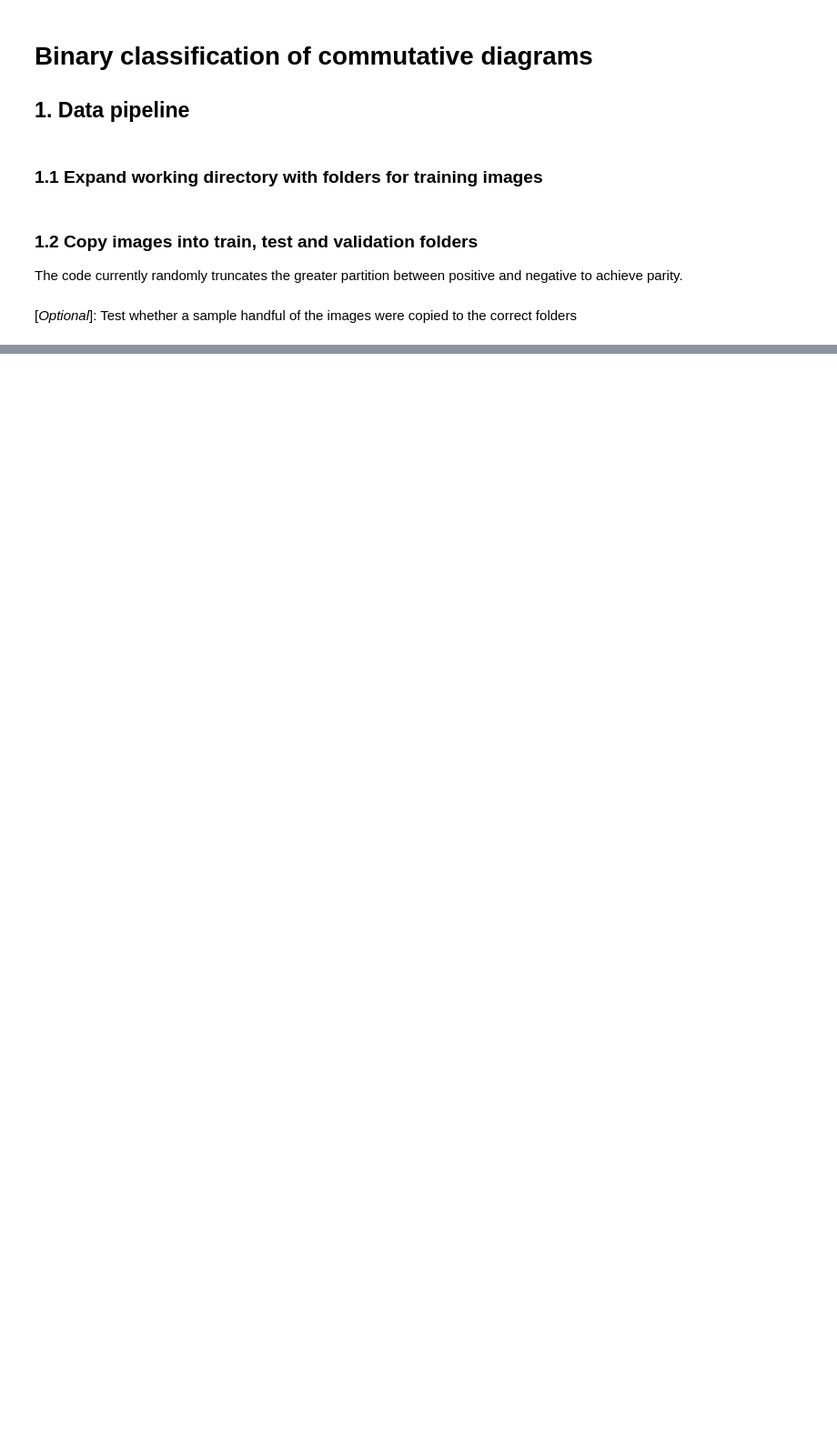
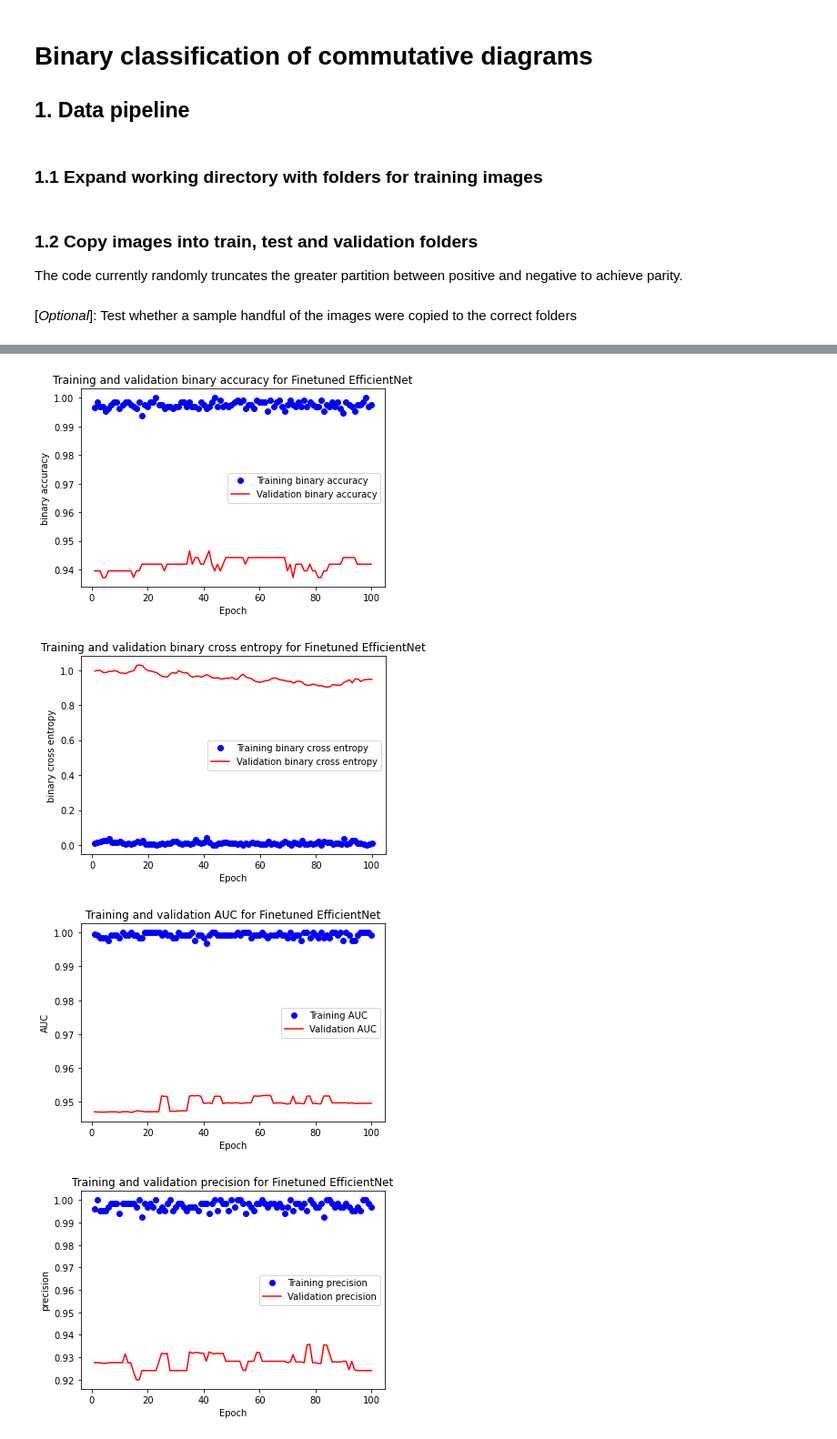
Before and after one commit to Clatterbones/CommutativeDiagramClassification, a Jupyter notebook: dc.ipynb, the cells around one changed output, grey strips where cells are left out. Shown at 91% size. Drawn from its saved outputs; the diff is of its cells as text; code cells hidden in the pictures; blank space fills up the shorter version.

```diff
--- a/dc.ipynb
+++ b/dc.ipynb
@@ -358,0 +502,10 @@ plt.show()
+# %%
+if compileFinetunedEfficientNet:
+    metricsKeysNames = zipMetricsKeysWithNames(finetunedEfficientNetB0History.history.keys(), metricNames)
+    plotTrainingHistories(finetunedEfficientNetB0History, metricsKeysNames, 'Finetuned EfficientNet')
+    plt.show()
+# %% [output]
+[figure, added]
+[figure, added]
+[figure, added]
+[figure, added]
```
Also changed, not shown: parts of 33 cells of this notebook.
